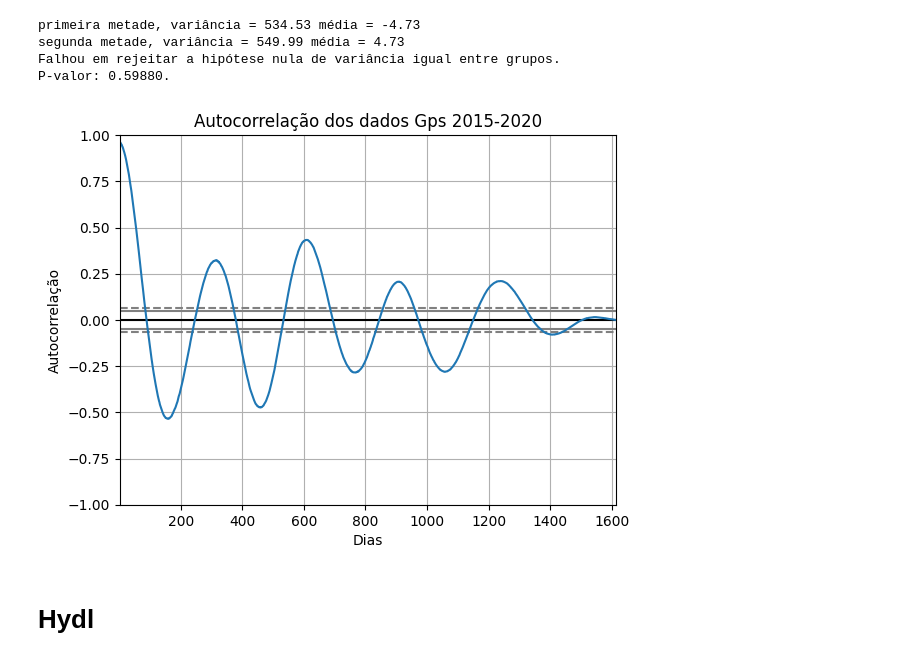
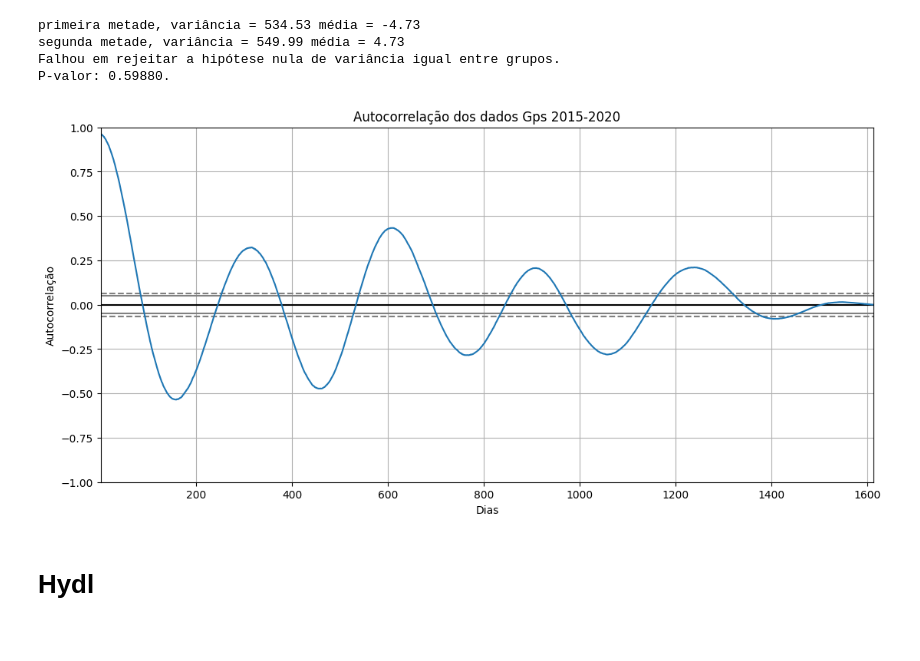
Before and after one commit to Gabxist/I.C., a Jupyter notebook: Análise_de_dados.ipynb, the cells around one changed output. Cells and saved outputs as stored; diff of their text form; code cells hidden in the pictures.

```diff
--- a/Análise_de_dados.ipynb
+++ b/Análise_de_dados.ipynb
@@ -134,14 +133,15 @@ P-valor: 0.59880.
 # %%
 # Utilizando apenas os ultimos 5 anos de dados
 ult_5_anos_gps = gps_o[(gps_o["DECIMAL DATE"])>2015]
 #Plotando o grafico de Autocorrelação entre os dados GPS
+plt.figure(figsize = (13,6))
 autocorrelation_plot(ult_5_anos_gps['U'])
 plt.xlabel('Dias')
 plt.ylabel('Autocorrelação')
 plt.title("Autocorrelação dos dados Gps 2015-2020")
 plt.show()
 # %% [output]
-[figure, old version]
+[figure, new version]
 # %% [markdown]
 # Hydl
 # %%
```
Also changed, not shown: parts of 21 cells of this notebook.
